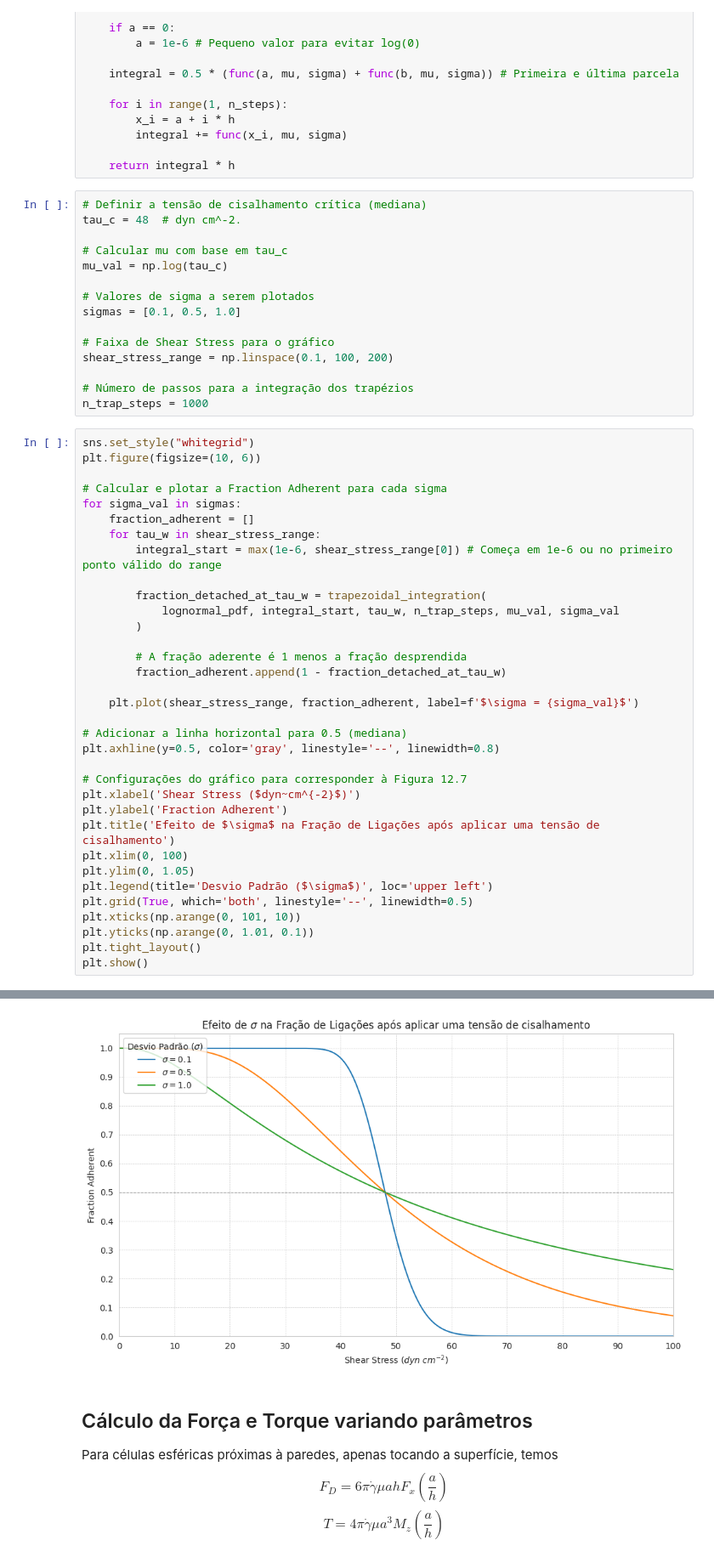
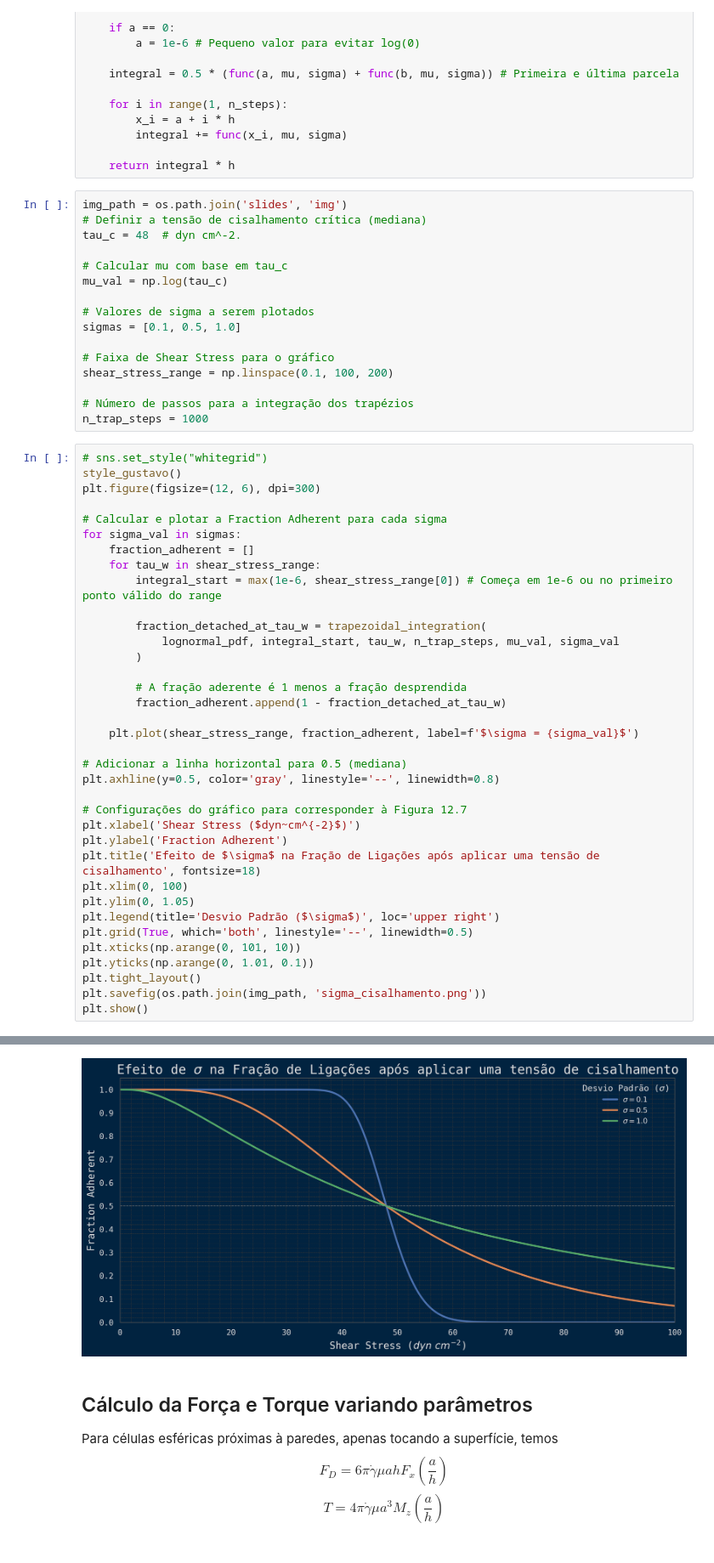
Before and after one commit to orosagustavo/transport-phen-biological, a Jupyter notebook: seminario/cell_detachment_tension.ipynb, the cells around one changed output, grey strips where cells are left out. Shown at 85% size. Drawn from its saved outputs; the diff is of its cells as text.

Commit message:
Começo dos slides e alguns códigos dos leucócitos

```diff
--- a/seminario/cell_detachment_tension.ipynb
+++ b/seminario/cell_detachment_tension.ipynb
@@ -53,6 +55,7 @@ def trapezoidal_integration(func, a, b, n_steps, mu, sigma):
 
     return integral * h
 # %%
+img_path = os.path.join('slides', 'img')
 # Definir a tensão de cisalhamento crítica (mediana)
 tau_c = 48  # dyn cm^-2.
 
@@ -68,8 +71,9 @@ shear_stress_range = np.linspace(0.1, 100, 200)
 # Número de passos para a integração dos trapézios
 n_trap_steps = 1000
 # %%
-sns.set_style("whitegrid")
-plt.figure(figsize=(10, 6))
+# sns.set_style("whitegrid")
+style_gustavo()
+plt.figure(figsize=(12, 6), dpi=300)
 
 # Calcular e plotar a Fraction Adherent para cada sigma
 for sigma_val in sigmas:
@@ -92,13 +96,14 @@ plt.axhline(y=0.5, color='gray', linestyle='--', linewidth=0.8)
 # Configurações do gráfico para corresponder à Figura 12.7
 plt.xlabel('Shear Stress ($dyn~cm^{-2}$)')
 plt.ylabel('Fraction Adherent')
-plt.title('Efeito de $\sigma$ na Fração de Ligações após aplicar uma tensão de cisalhamento')
+plt.title('Efeito de $\sigma$ na Fração de Ligações após aplicar uma tensão de cisalhamento', fontsize=18)
 plt.xlim(0, 100)
 plt.ylim(0, 1.05)
-plt.legend(title='Desvio Padrão ($\sigma$)', loc='upper left')
+plt.legend(title='Desvio Padrão ($\sigma$)', loc='upper right')
 plt.grid(True, which='both', linestyle='--', linewidth=0.5)
 plt.xticks(np.arange(0, 101, 10))
 plt.yticks(np.arange(0, 1.01, 0.1))
 plt.tight_layout()
+plt.savefig(os.path.join(img_path, 'sigma_cisalhamento.png'))
 plt.show()
 # %% [output]
@@ -105,4 +111,4 @@ plt.show()
-[figure, old version]
+[figure, new version]
 # %% [markdown]
 ## Cálculo da Força e Torque variando parâmetros
 Para células esféricas próximas à paredes, apenas tocando a superfície, temos
```
Also changed, not shown: parts of 5 cells of this notebook, 26 other files.
